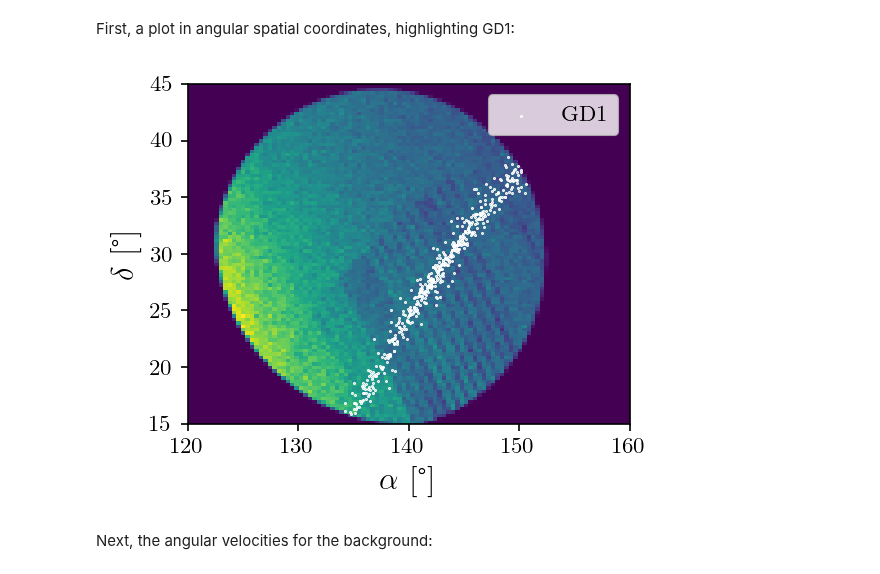
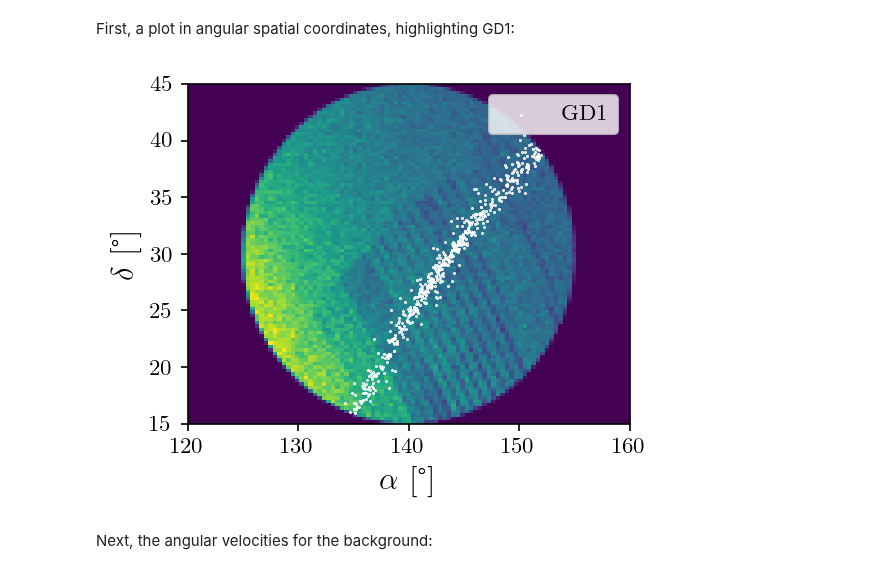
Before and after one commit to hep-lbdl/GaiaCWoLa, a Jupyter notebook: Example_Finding_GD1.ipynb, the cells around one changed output. Drawn from its saved outputs; the diff is of its cells as text; code cells hidden in the pictures.

```diff
--- a/Example_Finding_GD1.ipynb
+++ b/Example_Finding_GD1.ipynb
@@ -42,16 +46,18 @@ df = df[columns]
 df["b-r"] = df.phot_bp_mean_mag - df.phot_rp_mean_mag
 df.drop(columns = ['phot_bp_mean_mag','phot_rp_mean_mag'], inplace=True)
 df.rename(columns={'phot_g_mean_mag': 'g',
-                   'pmra': 'mu_ra',
-                   'pmdec': 'mu_dec'}, inplace=True)
+                   'ra': 'α',
+                   'dec': 'δ',
+                   'pmra': 'μ_α',
+                   'pmdec': 'μ_δ'}, inplace=True)
 
 ### Drop any rows containing a NaN value
 df.dropna(inplace = True)
 
 ### Restrict data to a radius of 15
-center_ra = df.ra.mean()
-center_dec = df.dec.mean()
-df = df[np.sqrt((df.dec-center_dec)**2+(df.ra-center_ra)**2) < 15]
+center_α = 0.5*(df.α.min()+df.α.max())
+center_δ = 0.5*(df.δ.min()+df.δ.max())
+df = df[np.sqrt((df.δ-center_δ)**2+(df.α-center_α)**2) < 15]
 
 ### Construct GD1 DataFrame
 gd1 = df[df.streammask == True]
@@ -64,13 +70,13 @@ gd1 = df[df.streammask == True]
 First, a plot in angular spatial coordinates, highlighting GD1:
 # %%
 plt.figure(figsize=(3.8,3)) # kind of a squishy circle
-plt.hist2d(df.ra,df.dec,bins=[np.linspace(120,160,100),np.linspace(15,45,100)])
-plt.scatter(gd1.ra,gd1.dec,color='white',s=0.2, label="GD1")
+plt.hist2d(df.α,df.δ,bins=[np.linspace(120,160,100),np.linspace(15,45,100)])
+plt.scatter(gd1.α,gd1.δ,color='white',s=0.2, label="GD1")
 plt.xlabel(r"$\alpha$ [\textdegree]")
 plt.ylabel(r"$\delta$ [\textdegree]")
 plt.legend();
 # %% [output]
-[figure, old version]
+[figure, new version]
 # %% [markdown]
 Next, the angular velocities for the background:
 # %%
```
Also changed, not shown: parts of 29 cells of this notebook.
